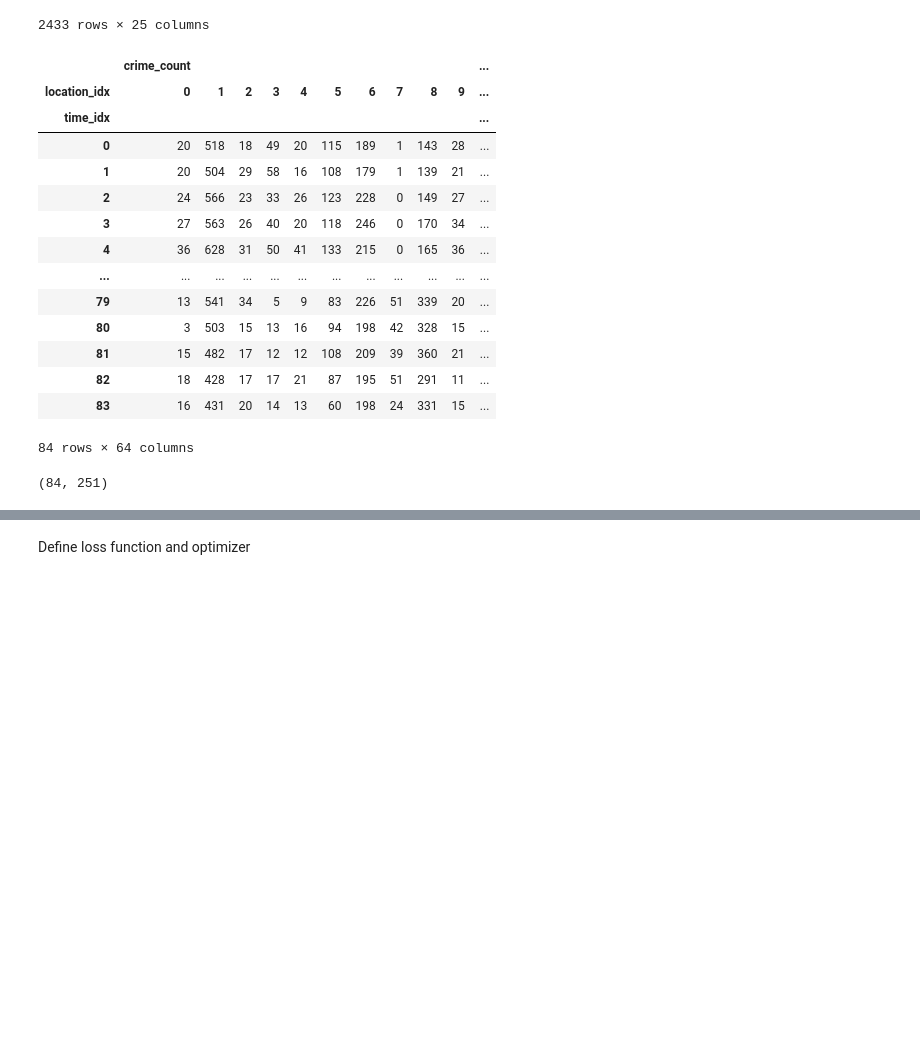
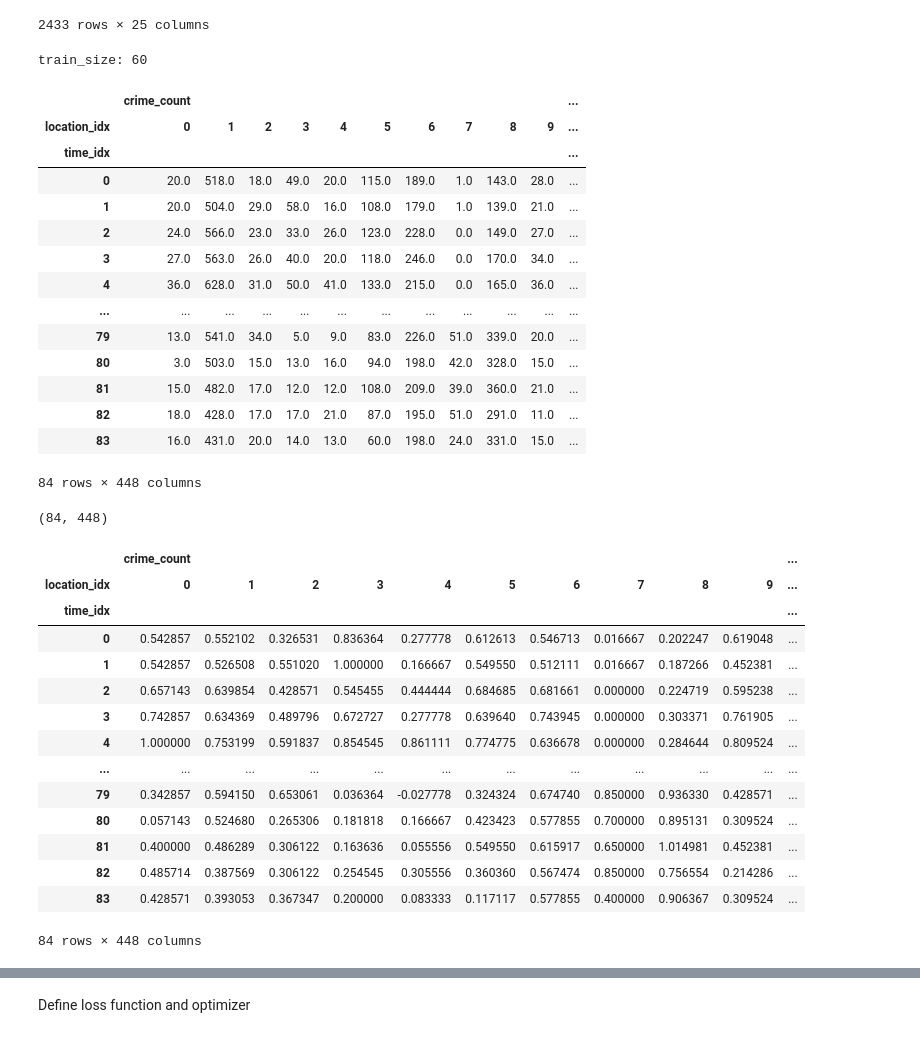
Before and after one commit to Lemonziz/IT5006Project, a Jupyter notebook: lstm_time_location.ipynb, the cells around one changed output, grey strips where cells are left out. Saved outputs shown, nothing was run; the diff lists cells and outputs as text; code cells hidden in the pictures; blank space fills up the shorter version.

```diff
--- a/lstm_time_location.ipynb
+++ b/lstm_time_location.ipynb
@@ -62,56 +62,74 @@ features = [
     "crime_pct_change",
     "Year",
     "Month",
-    "location_id",
-    "location_name",
     "arrest_rate",
     "domestic_rate",
+    "morning_rate",
     "evening_rate",
-    "morning_rate",
+    "afternoon_rate",
     "night_rate",
     "num_days",
     "holiday_num",
     "sin_month",
     "cos_month",
 ]
+n_features = len(features)
 pivot_df = data.pivot(
     index="time_idx",
     columns="location_idx",
     values=features,
 )
 pivot_df = pivot_df.fillna(0)
-train_size = int((len(pivot_df) - seq_len) * 0.75)
+train_size = int((len(pivot_df) - seq_len) - 12)
+print(f"train_size: {train_size}")
 # time_features = pd.DataFrame(index=pivot_df.index)
 # time_features["holiday_num"] = data.groupby("time_idx")["holiday_count"].first()
 # time_features["sin_month"] = data.groupby("time_idx")["sin_month"].first()
 # time_features["cos_month"] = data.groupby("time_idx")["cos_month"].first()
-pivot_df[["crime_count", "crime_pct_change"]]
+pivot_df
 # %% [output]
+train_size: 60
 |  | crime_count |  |  |  |  |  |  |  |  |  | ... |
 | location_idx | 0 | 1 | 2 | 3 | 4 | 5 | 6 | 7 | 8 | 9 | ... |
 | time_idx |  |  |  |  |  |  |  |  |  |  | ... |
-| 0 | 20 | 518 | 18 | 49 | 20 | 115 | 189 | 1 | 143 | 28 | ... |
-| 1 | 20 | 504 | 29 | 58 | 16 | 108 | 179 | 1 | 139 | 21 | ... |
-| 2 | 24 | 566 | 23 | 33 | 26 | 123 | 228 | 0 | 149 | 27 | ... |
-| 3 | 27 | 563 | 26 | 40 | 20 | 118 | 246 | 0 | 170 | 34 | ... |
-| 4 | 36 | 628 | 31 | 50 | 41 | 133 | 215 | 0 | 165 | 36 | ... |
+| 0 | 20.0 | 518.0 | 18.0 | 49.0 | 20.0 | 115.0 | 189.0 | 1.0 | 143.0 | 28.0 | ... |
+| 1 | 20.0 | 504.0 | 29.0 | 58.0 | 16.0 | 108.0 | 179.0 | 1.0 | 139.0 | 21.0 | ... |
+| 2 | 24.0 | 566.0 | 23.0 | 33.0 | 26.0 | 123.0 | 228.0 | 0.0 | 149.0 | 27.0 | ... |
+| 3 | 27.0 | 563.0 | 26.0 | 40.0 | 20.0 | 118.0 | 246.0 | 0.0 | 170.0 | 34.0 | ... |
+| 4 | 36.0 | 628.0 | 31.0 | 50.0 | 41.0 | 133.0 | 215.0 | 0.0 | 165.0 | 36.0 | ... |
 | ... | ... | ... | ... | ... | ... | ... | ... | ... | ... | ... | ... |
-| 79 | 13 | 541 | 34 | 5 | 9 | 83 | 226 | 51 | 339 | 20 | ... |
-| 80 | 3 | 503 | 15 | 13 | 16 | 94 | 198 | 42 | 328 | 15 | ... |
-| 81 | 15 | 482 | 17 | 12 | 12 | 108 | 209 | 39 | 360 | 21 | ... |
-| 82 | 18 | 428 | 17 | 17 | 21 | 87 | 195 | 51 | 291 | 11 | ... |
-| 83 | 16 | 431 | 20 | 14 | 13 | 60 | 198 | 24 | 331 | 15 | ... |
+| 79 | 13.0 | 541.0 | 34.0 | 5.0 | 9.0 | 83.0 | 226.0 | 51.0 | 339.0 | 20.0 | ... |
+| 80 | 3.0 | 503.0 | 15.0 | 13.0 | 16.0 | 94.0 | 198.0 | 42.0 | 328.0 | 15.0 | ... |
+| 81 | 15.0 | 482.0 | 17.0 | 12.0 | 12.0 | 108.0 | 209.0 | 39.0 | 360.0 | 21.0 | ... |
+| 82 | 18.0 | 428.0 | 17.0 | 17.0 | 21.0 | 87.0 | 195.0 | 51.0 | 291.0 | 11.0 | ... |
+| 83 | 16.0 | 431.0 | 20.0 | 14.0 | 13.0 | 60.0 | 198.0 | 24.0 | 331.0 | 15.0 | ... |
-84 rows × 64 columns
+84 rows × 448 columns
 # %%
 from sklearn.preprocessing import MinMaxScaler
 
 scaled_df = pivot_df.copy()
 scaler = MinMaxScaler()
 print(scaled_df.shape)
 scaled_df[: train_size + seq_len] = scaler.fit_transform(
     scaled_df[: train_size + seq_len]
 )
 scaled_df[train_size + seq_len :] = scaler.transform(scaled_df[train_size + seq_len :])
 scaled_df = pd.DataFrame(scaled_df, columns=pivot_df.columns)
+scaled_df
 # %% [output]
-(84, 251)
+(84, 448)
+|  | crime_count |  |  |  |  |  |  |  |  |  | ... |
+| location_idx | 0 | 1 | 2 | 3 | 4 | 5 | 6 | 7 | 8 | 9 | ... |
+| time_idx |  |  |  |  |  |  |  |  |  |  | ... |
+| 0 | 0.542857 | 0.552102 | 0.326531 | 0.836364 | 0.277778 | 0.612613 | 0.546713 | 0.016667 | 0.202247 | 0.619048 | ... |
+| 1 | 0.542857 | 0.526508 | 0.551020 | 1.000000 | 0.166667 | 0.549550 | 0.512111 | 0.016667 | 0.187266 | 0.452381 | ... |
+| 2 | 0.657143 | 0.639854 | 0.428571 | 0.545455 | 0.444444 | 0.684685 | 0.681661 | 0.000000 | 0.224719 | 0.595238 | ... |
+| 3 | 0.742857 | 0.634369 | 0.489796 | 0.672727 | 0.277778 | 0.639640 | 0.743945 | 0.000000 | 0.303371 | 0.761905 | ... |
+| 4 | 1.000000 | 0.753199 | 0.591837 | 0.854545 | 0.861111 | 0.774775 | 0.636678 | 0.000000 | 0.284644 | 0.809524 | ... |
+| ... | ... | ... | ... | ... | ... | ... | ... | ... | ... | ... | ... |
+| 79 | 0.342857 | 0.594150 | 0.653061 | 0.036364 | -0.027778 | 0.324324 | 0.674740 | 0.850000 | 0.936330 | 0.428571 | ... |
+| 80 | 0.057143 | 0.524680 | 0.265306 | 0.181818 | 0.166667 | 0.423423 | 0.577855 | 0.700000 | 0.895131 | 0.309524 | ... |
+| 81 | 0.400000 | 0.486289 | 0.306122 | 0.163636 | 0.055556 | 0.549550 | 0.615917 | 0.650000 | 1.014981 | 0.452381 | ... |
+| 82 | 0.485714 | 0.387569 | 0.306122 | 0.254545 | 0.305556 | 0.360360 | 0.567474 | 0.850000 | 0.756554 | 0.214286 | ... |
+| 83 | 0.428571 | 0.393053 | 0.367347 | 0.200000 | 0.083333 | 0.117117 | 0.577855 | 0.400000 | 0.906367 | 0.309524 | ... |
+84 rows × 448 columns
```
Also changed, not shown: parts of 14 cells of this notebook, 2 other files.
